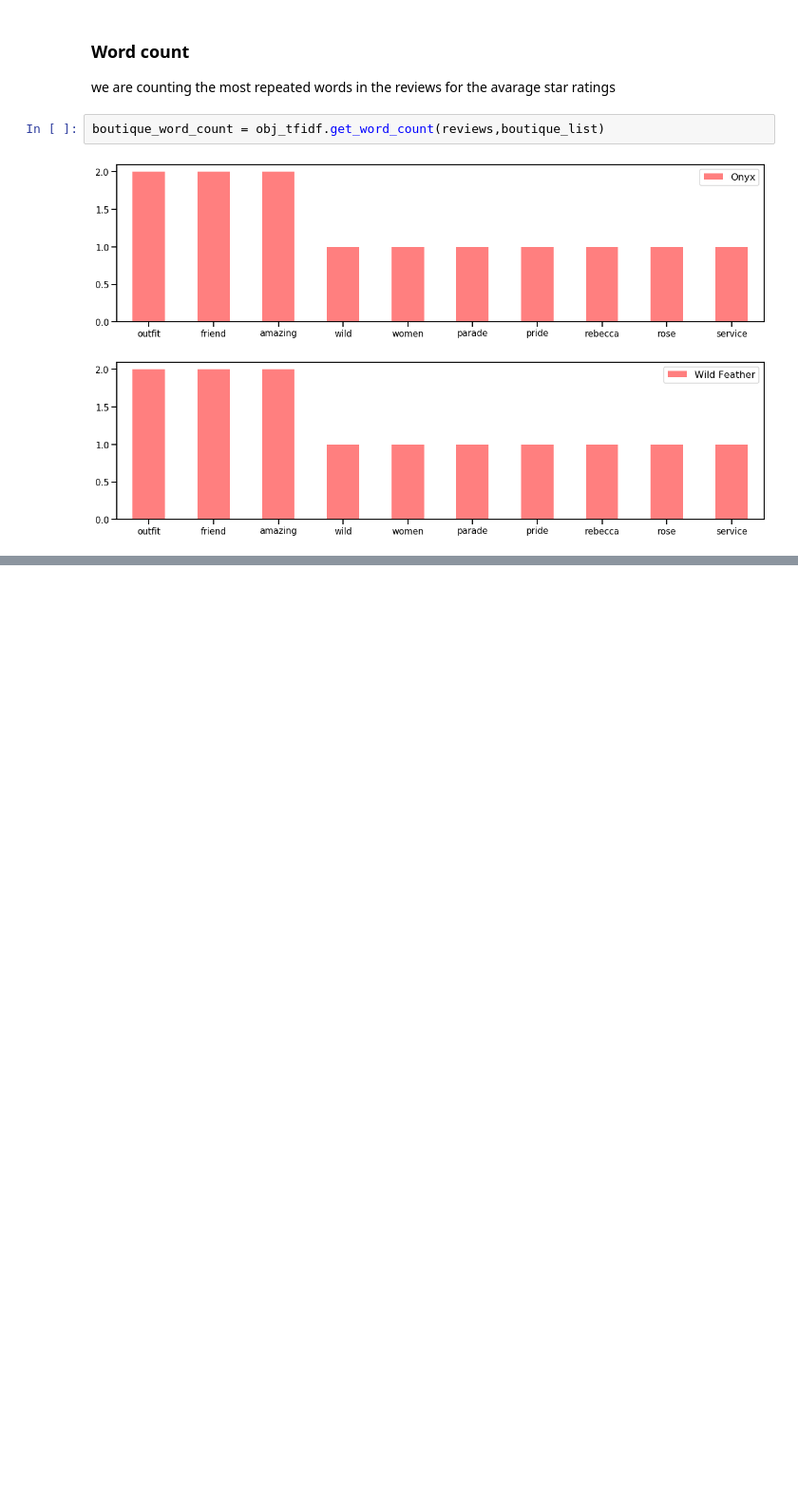
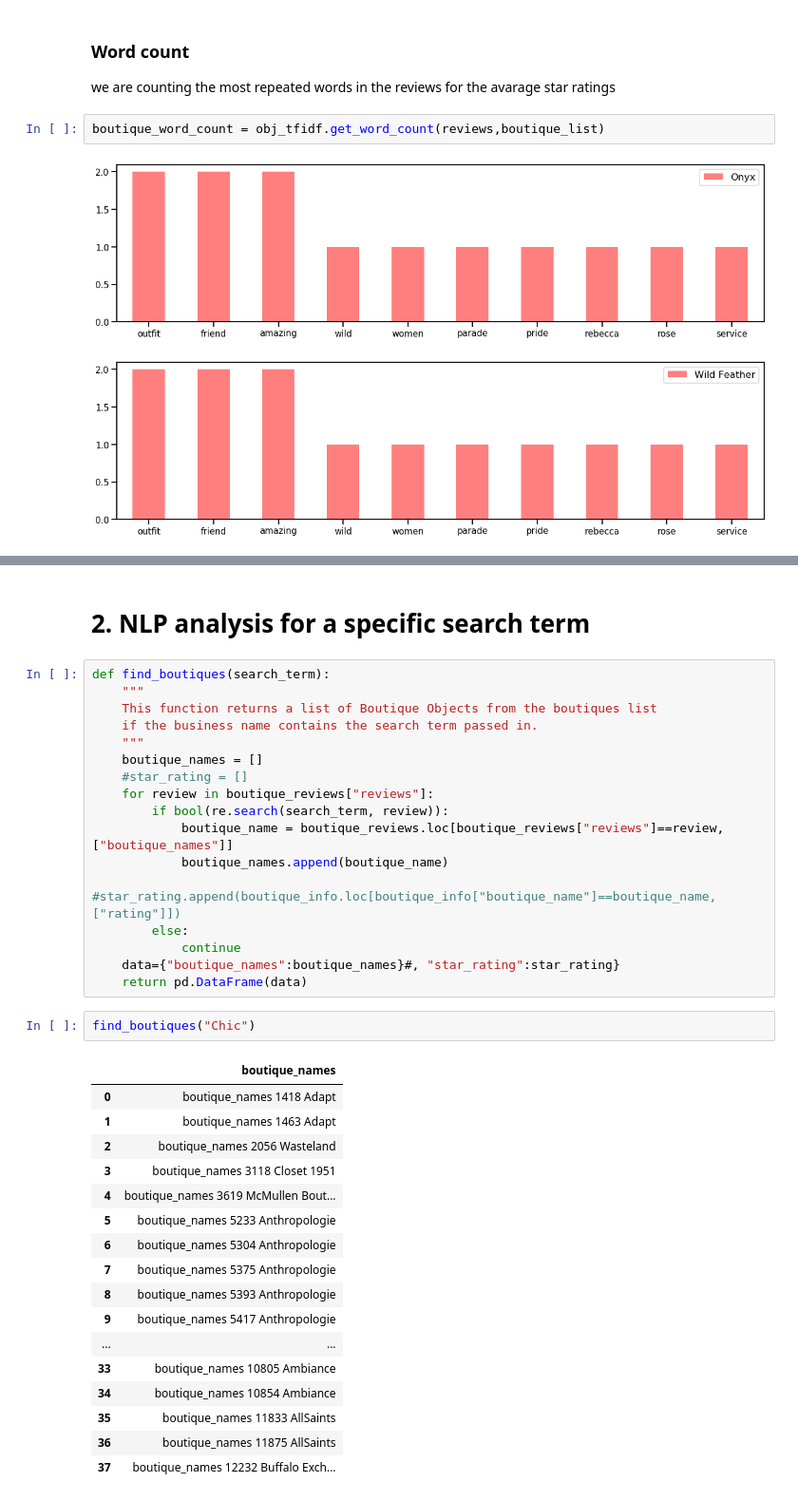
Before and after one commit to FarnazG/NLP_analysis, a Jupyter notebook: NLP_Analysis_notebook.ipynb, the cells around one changed output, grey strips where cells are left out. Shown at 95% size. Saved outputs shown, nothing was run; the diff lists cells and outputs as text; blank space fills up the shorter version.

Commit message:
NLP Analysis ver1.0

```diff
--- a/NLP_Analysis_notebook.ipynb
+++ b/NLP_Analysis_notebook.ipynb
@@ -191,0 +192,39 @@ words in reviews with minimum_count of 3: Word2Vec(vocab=44, size=100, alpha=0.0
+# %% [markdown]
+# 2. NLP analysis for a specific search term
+# %%
+def find_boutiques(search_term):
+    """
+    This function returns a list of Boutique Objects from the boutiques list
+    if the business name contains the search term passed in.
+    """
+    boutique_names = []
+    #star_rating = []
+    for review in boutique_reviews["reviews"]:
+        if bool(re.search(search_term, review)):
+            boutique_name = boutique_reviews.loc[boutique_reviews["reviews"]==review,["boutique_names"]]
+            boutique_names.append(boutique_name)
+            #star_rating.append(boutique_info.loc[boutique_info["boutique_name"]==boutique_name,["rating"]])
+        else:
+            continue
+    data={"boutique_names":boutique_names}#, "star_rating":star_rating}
+    return pd.DataFrame(data)
+# %%
+find_boutiques("Chic")
+# %% [output]
+|  | boutique_names |
+| 0 | boutique_names 1418 Adapt |
+| 1 | boutique_names 1463 Adapt |
+| 2 | boutique_names 2056 Wasteland |
+| 3 | boutique_names 3118 Closet 1951 |
+| 4 | boutique_names 3619 McMullen Bout... |
+| 5 | boutique_names 5233 Anthropologie |
+| 6 | boutique_names 5304 Anthropologie |
+| 7 | boutique_names 5375 Anthropologie |
+| 8 | boutique_names 5393 Anthropologie |
+| 9 | boutique_names 5417 Anthropologie |
+| ... | ... |
+| 33 | boutique_names 10805 Ambiance |
+| 34 | boutique_names 10854 Ambiance |
+| 35 | boutique_names 11833 AllSaints |
+| 36 | boutique_names 11875 AllSaints |
+| 37 | boutique_names 12232 Buffalo Exch... |
```
Also changed, not shown: parts of 2 cells of this notebook, 5 other files.
